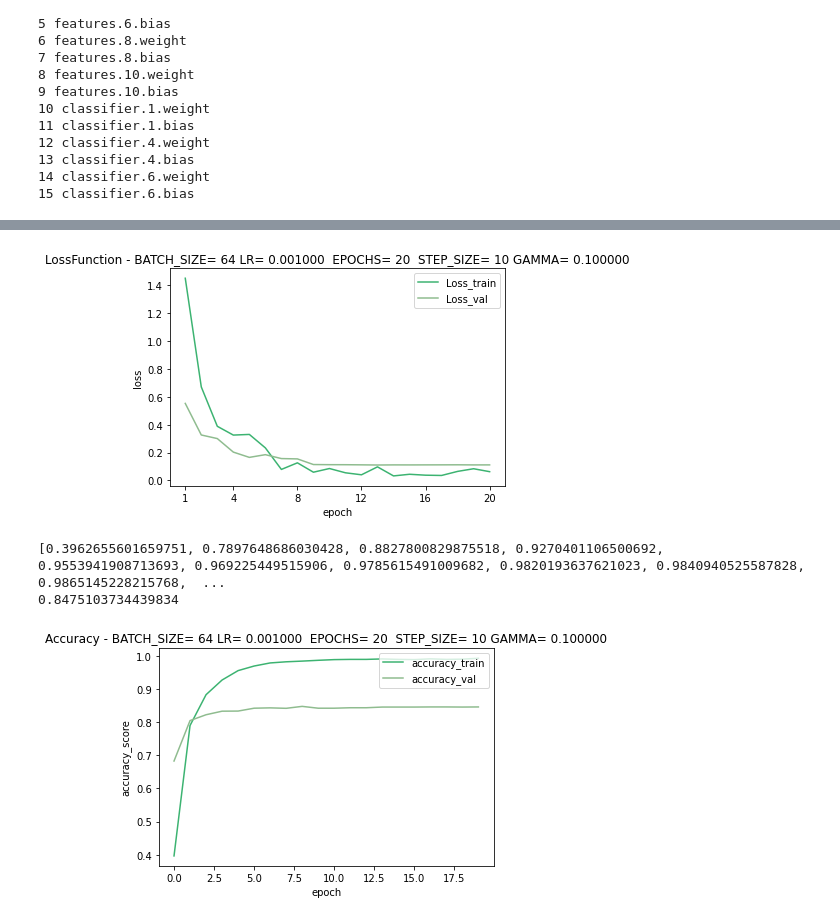
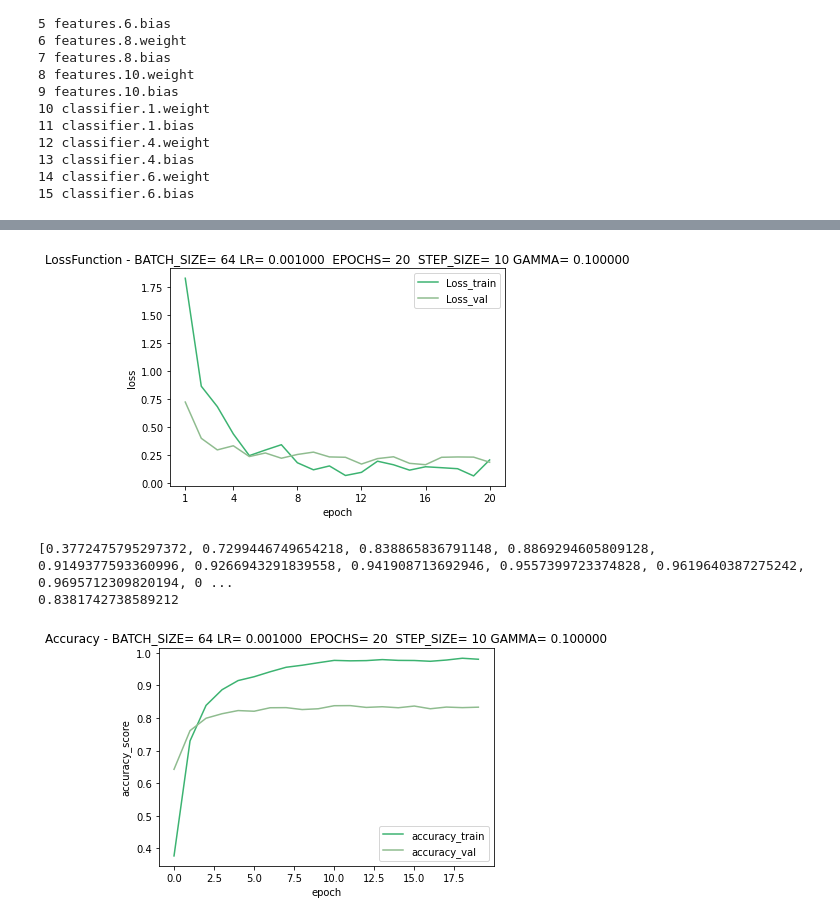
Before and after one commit to sofiaborgato/Transfert_learning, a Jupyter notebook: Homework2.ipynb, the cells around one changed output, grey strips where cells are left out. Drawn from its saved outputs; the diff is of its cells as text; code cells hidden in the pictures.

```diff
--- a/Homework2.ipynb
+++ b/Homework2.ipynb
@@ -163,8 +163,12 @@ LOG_FREQUENCY = 10
 # %%
 #PREPARE DATA PREPROCESSING
 # Define transforms for training phase
+#randogreysclae + orizontal flif
+#centre crop+randomgrey+orizontalflip
+#centercrop+randomorizontalflip
 train_transform = transforms.Compose([transforms.Resize(256),      # Resizes short size of the PIL image to 256
-                                      transforms.CenterCrop(224),  # Crops a central square patch of the image
+                                      transforms.CenterCrop(224),
+                                       transforms.RandomGrayscale(p=0.5),     # Crops a central square patch of the image
                                                                    # 224 because torchvision's AlexNet needs a 224x224 input!
                                                                    # Remember this when applying different transformations, otherwise you get an error
                                       transforms.ToTensor(), # Turn PIL Image to torch.Tensor
@@ -423,31 +427,31 @@ Step 260, Loss 0.19973315298557281
 # %%
 #pedrone
 
 tit = 'LossFunction - BATCH_SIZE= %d LR= %f  EPOCHS= %d  STEP_SIZE= %d GAMMA= %f' % (BATCH_SIZE, LR, NUM_EPOCHS, STEP_SIZE,GAMMA)
 punti=[1,4,8,12,16,20]
 x=np.linspace(1,20,20)
 plt.plot(x,loss_vector,color='mediumseagreen')
 plt.plot(x,loss_val,color='darkseagreen')
 plt.title(tit)
 plt.xticks(punti)
 plt.xlabel('epoch')
 plt.ylabel('loss')
 plt.legend(['Loss_train','Loss_val'],loc='upper right')
 plt.show()
 tit_2='Accuracy - BATCH_SIZE= %d LR= %f  EPOCHS= %d  STEP_SIZE= %d GAMMA= %f' %(BATCH_SIZE, LR, NUM_EPOCHS, STEP_SIZE,GAMMA)
 plt.plot(acc_train,color='mediumseagreen')
 plt.plot(tot_accuracy,color='darkseagreen')
-plt.legend(['accuracy_train','accuracy_val'],loc='upper right')
+plt.legend(['accuracy_train','accuracy_val'],loc='best')
 plt.title(tit_2)
 plt.xlabel('epoch')
 plt.ylabel('accuracy_score')
 print(acc_train)
 print(best_accuracy)
 # %% [output]
-[figure, old version]
+[figure, new version]
-[0.3962655601659751, 0.7897648686030428, 0.8827800829875518, 0.9270401106500692, 0.9553941908713693, 0.969225449515906, 0.9785615491009682, 0.9820193637621023, 0.9840940525587828, 0.9865145228215768,  ...
-0.8475103734439834
+[0.3772475795297372, 0.7299446749654218, 0.838865836791148, 0.8869294605809128, 0.9149377593360996, 0.9266943291839558, 0.941908713692946, 0.9557399723374828, 0.9619640387275242, 0.9695712309820194, 0 ...
+0.8381742738589212
-[figure, old version]
+[figure, new version]
 # %%
 tit = 'LossFunction - BATCH_SIZE= %d LR= %f  EPOCHS= %d  STEP_SIZE= %d GAMMA= %f' % (BATCH_SIZE, LR, NUM_EPOCHS, STEP_SIZE,GAMMA)
 x=np.linspace(1,20,20)
```
Also changed, not shown: parts of 3 cells of this notebook.
